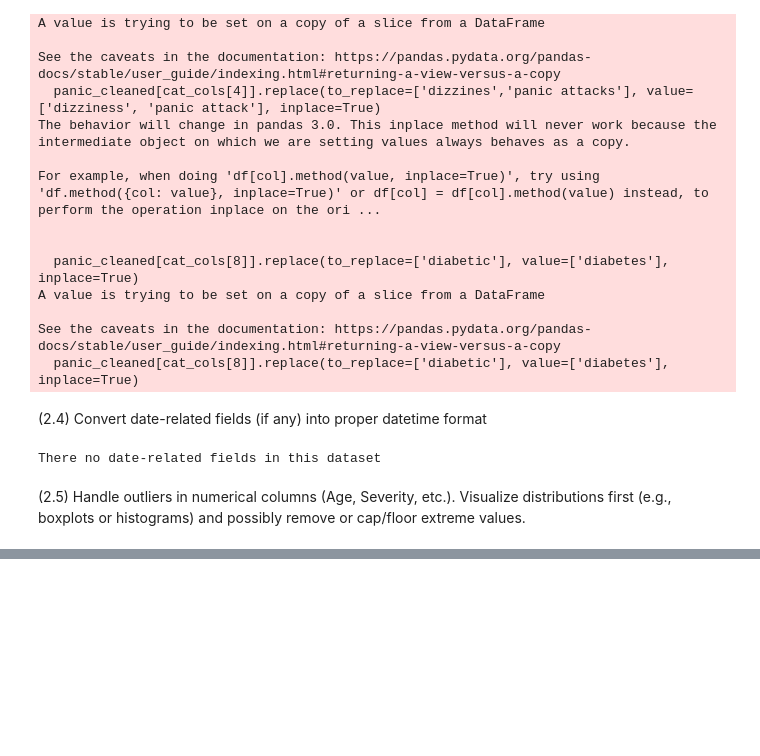
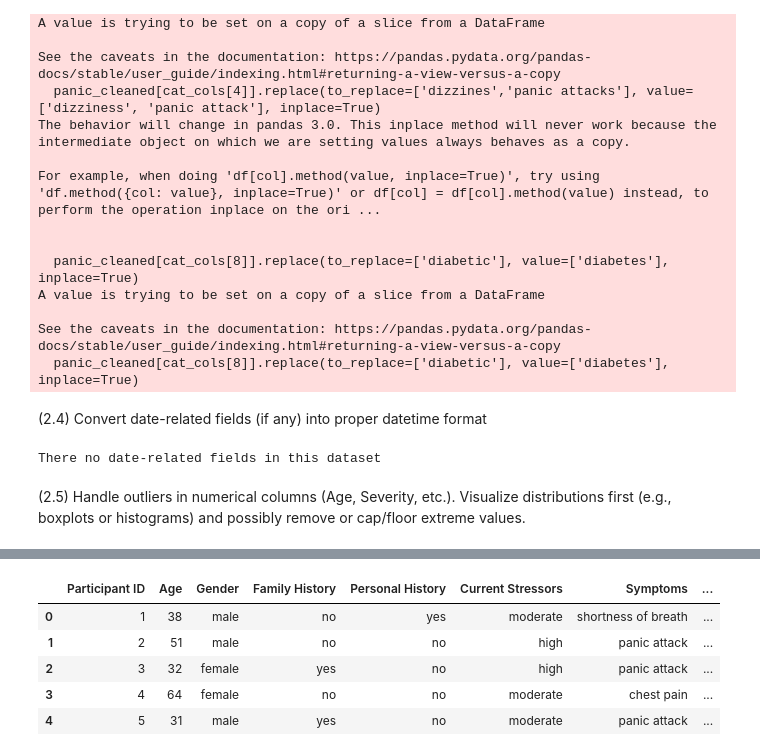
Before and after one commit to junaid9248/COSC-5610_Data-Mining, a Jupyter notebook: Final project/final_project.ipynb, the cells around one changed output, grey strips where cells are left out. Cells and saved outputs as stored; diff of their text form; code cells hidden in the pictures; blank space fills up the shorter version.

```diff
--- a/Final project/final_project.ipynb
+++ b/Final project/final_project.ipynb
@@ -344,3 +376,14 @@ print(list(numerical_cols))
+# %%
+#Cleaning the age column to remove all extreme outliers by using lower and upper bounds as clipping
+panic_cleaned['Age'].clip(lower=int(lower), upper=int(upper))
+panic_cleaned.head(5)
+# %% [output]
+|  | Participant ID | Age | Gender | Family History | Personal History | Current Stressors | Symptoms | ... |
+| 0 | 1 | 38 | male | no | yes | moderate | shortness of breath | ... |
+| 1 | 2 | 51 | male | no | no | high | panic attack | ... |
+| 2 | 3 | 32 | female | yes | no | high | panic attack | ... |
+| 3 | 4 | 64 | female | no | no | moderate | chest pain | ... |
+| 4 | 5 | 31 | male | yes | no | moderate | panic attack | ... |
 # %%
 """# The main method we can use to find outliers is by first creating a ‘five point summary’ of data and then using the upper and lower bounds to check if all the observations fit within or not.
 
```
Also changed, not shown: parts of 4 cells of this notebook.
